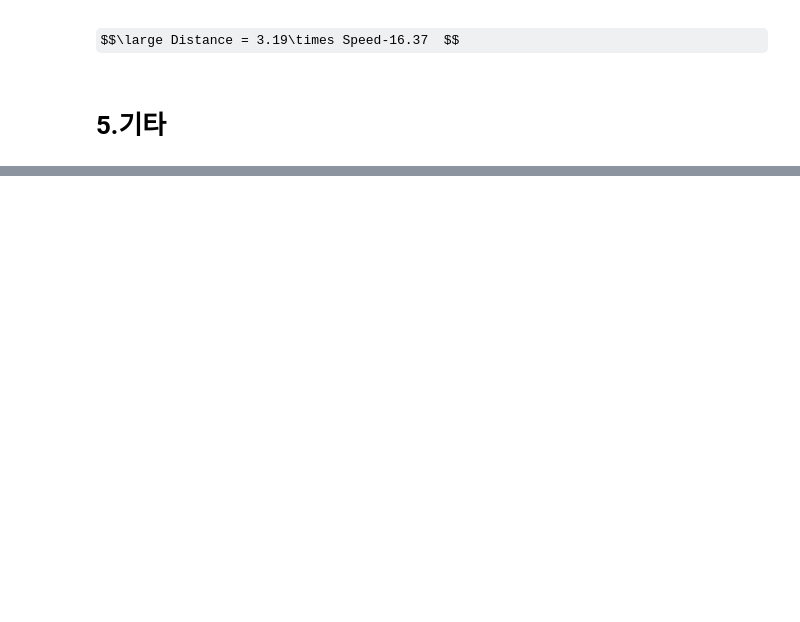
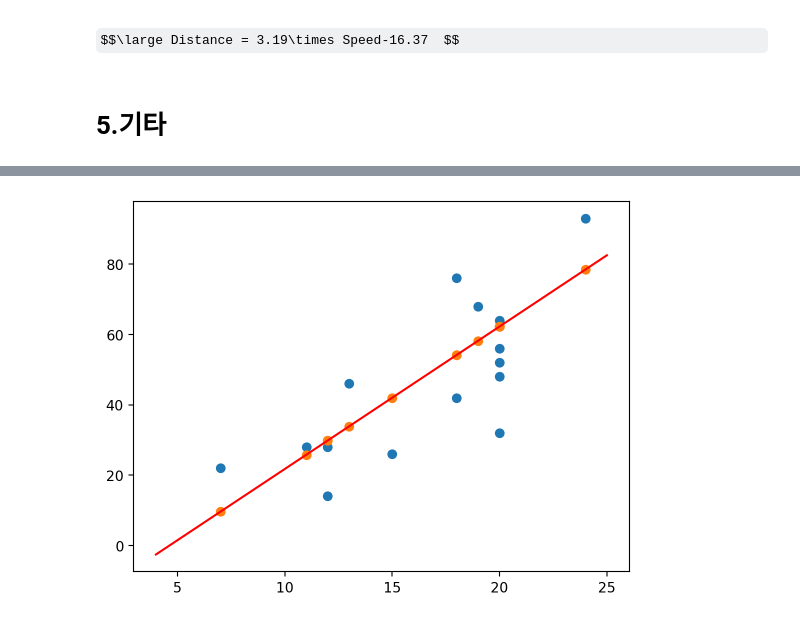
Before and after one commit to jexists/sk_network, a Jupyter notebook: 08.machine_learning/04_01_선형회귀/04_01_선형회귀(linear_regression).ipynb, the cells around one changed output, grey strips where cells are left out. Saved outputs shown, nothing was run; the diff lists cells and outputs as text; code cells hidden in the pictures; some formulas as TeX source; blank space fills up the shorter version.

```diff
--- a/08.machine_learning/04_01_선형회귀/04_01_선형회귀(linear_regression).ipynb
+++ b/08.machine_learning/04_01_선형회귀/04_01_선형회귀(linear_regression).ipynb
@@ -36,0 +134,15 @@ $$\large Distance = 3.19\times Speed-16.37  $$
+# %%
+a = model.coef_ # 기울기 (가중치)
+
+b = model.intercept_ # 절편(상수항)
+
+# 회귀선(직선)을 그리기 위한 x 구간 (최솟값~최댓값)
+speed = np.array([X_train.min(), X_train.max()])
+
+dist = a * speed + b
+plt.scatter(X_test, y_test) # 실제값
+plt.scatter(X_test, y_pred) # 예측값
+plt.plot(speed, dist, color='r') # 회귀선 - 빨간 직선으로 모델의 예측 패턴 표시
+plt.show()
+# %% [output]
+[figure, added]
```
Also changed, not shown: parts of 18 cells of this notebook, 1 other file.
